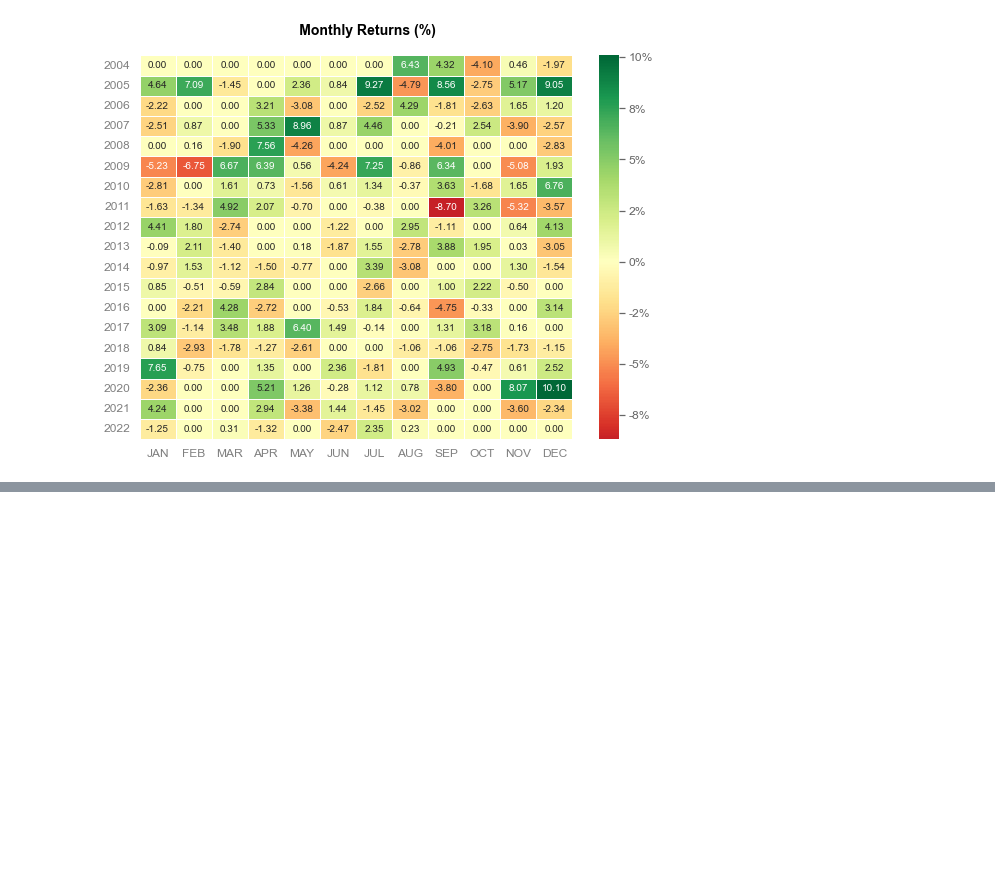
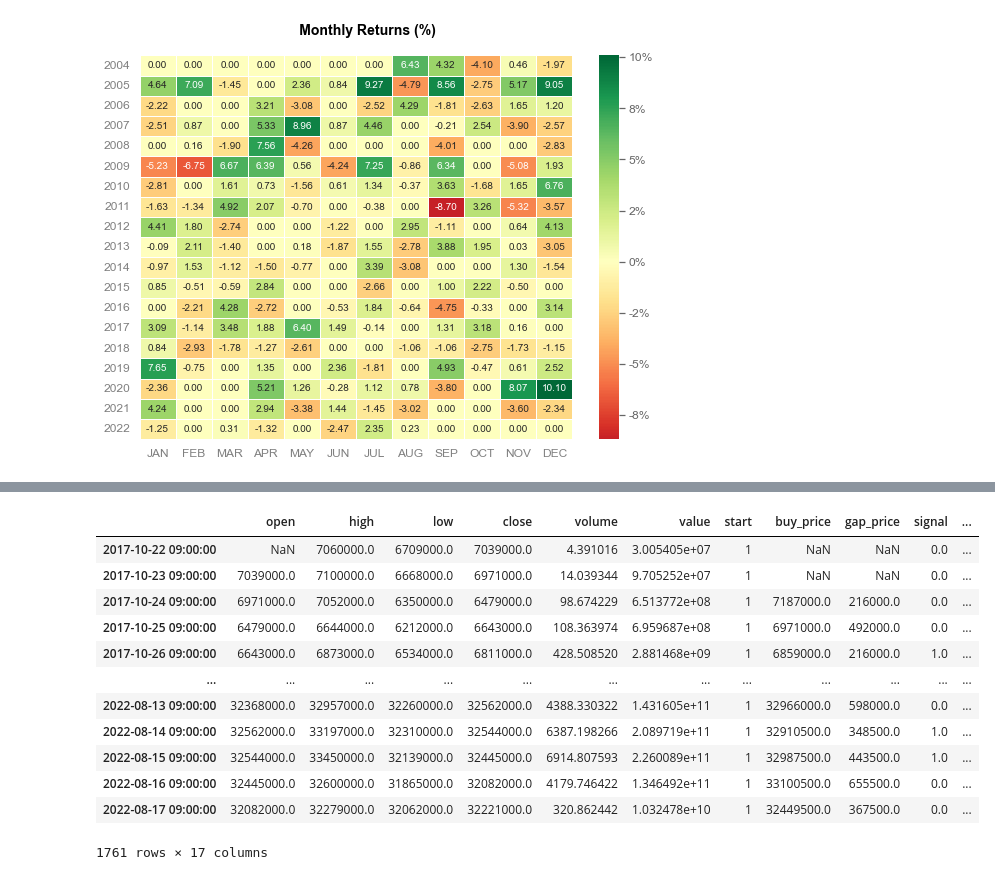
Before and after one commit to malkovich0/trading1, a Jupyter notebook: Backtest/Volatility Breakout.ipynb, the cells around one changed output, grey strips where cells are left out. Saved outputs shown, nothing was run; the diff lists cells and outputs as text; code cells hidden in the pictures; blank space fills up the shorter version.

```diff
--- a/Backtest/Volatility Breakout.ipynb
+++ b/Backtest/Volatility Breakout.ipynb
@@ -1103,16 +734,0 @@ df_a[df_a['gap']<0]
-# %%
-date_start = datetime(2022,7,1)
-date_end = datetime(2022,7,30)
-data_raw = define_data(date_start,date_end,'KRW-ETH',time_start=10)
-data_raw
-# case1 = Backtest(data_raw,Strategy_Volatility, strategy_list=['base' ,'volume_filter, 316227766016','volume_trend_filter, sma, 6','price_trend_filter, wma, 4'])
-# case1 = Backtest(data_raw,Strategy_Volatility, strategy_list=['base', 'volume_filter, 10000000000','price_trend_filter, wma, 4'])
-case1 = Backtest(data_raw,Strategy_Volatility, strategy_list=['base'])
-case1.cal_strategy()
-case1.cal_result()
-# case1.analyze_result_per()
-# case1.plot_analysis_per()
-# case1.analyze_result_ind()
-# case1.analyze_result_cont()
-# case1.plot_results()
-# case1.case_name
@@ -1367,12 +743,0 @@ log가 존재하지 않음
-# %%
-# case1 = Backtest(data_raw,Strategy_Volatility, strategy_list=['base','volume_filter','volume_trend_filter','price_trend_filter'])
-case1 = Backtest(data_raw_hourly,Strategy_Volatility, strategy_list=[list_strategy_detail[0]])
-case1.cal_strategy()
-# case1.test_result
-case1.cal_result()
-# case1.analyze_result_per()
-# case1.plot_analysis_per()
-# case1.analyze_result_ind()
-case1.analyze_result_cont()
-# case1.plot_results()
-# case1.case_name
@@ -1385,14 +743,0 @@ list_strategy_detail[0]
-# %%
-# case1 = Backtest(data_raw_hourly,Strategy_Volatility, strategy_list=['stoploss'])
-# case1 = Backtest(data_raw,Strategy_Volatility, strategy_list=['base','volume_filter, 100000000000'])
-# case1 = Backtest(data_raw,Strategy_Volatility, strategy_list=['base','volume_trend_filter, sma, 5'])
-# case1 = Backtest(data_raw,Strategy_Volatility, strategy_list=['base','price_trend_filter, sma, 5'])
-case1 = Backtest(data_raw,Strategy_Volatility, strategy_list=[list_strategy_detail[0]])
-case1.cal_strategy()
-# case1.test_result
-case1.cal_result()
-# case1.plot_results()
-# case1.analyze_result_per()
-# case1.plot_analysis_per()
-# case1.analyze_result_ind()
-case1.analyze_result_cont()
@@ -1404,0 +1166,16 @@ volume_filter, target_volume : 10**11
+# %%
+case1.data_hr
+# %% [output]
+|  | open | high | low | close | volume | value | start | buy_price | gap_price | signal | ... |
+| 2017-10-22 09:00:00 | NaN | 7060000.0 | 6709000.0 | 7039000.0 | 4.391016 | 3.005405e+07 | 1 | NaN | NaN | 0.0 | ... |
+| 2017-10-23 09:00:00 | 7039000.0 | 7100000.0 | 6668000.0 | 6971000.0 | 14.039344 | 9.705252e+07 | 1 | NaN | NaN | 0.0 | ... |
+| 2017-10-24 09:00:00 | 6971000.0 | 7052000.0 | 6350000.0 | 6479000.0 | 98.674229 | 6.513772e+08 | 1 | 7187000.0 | 216000.0 | 0.0 | ... |
+| 2017-10-25 09:00:00 | 6479000.0 | 6644000.0 | 6212000.0 | 6643000.0 | 108.363974 | 6.959687e+08 | 1 | 6971000.0 | 492000.0 | 0.0 | ... |
+| 2017-10-26 09:00:00 | 6643000.0 | 6873000.0 | 6534000.0 | 6811000.0 | 428.508520 | 2.881468e+09 | 1 | 6859000.0 | 216000.0 | 1.0 | ... |
+| ... | ... | ... | ... | ... | ... | ... | ... | ... | ... | ... | ... |
+| 2022-08-13 09:00:00 | 32368000.0 | 32957000.0 | 32260000.0 | 32562000.0 | 4388.330322 | 1.431605e+11 | 1 | 32966000.0 | 598000.0 | 0.0 | ... |
+| 2022-08-14 09:00:00 | 32562000.0 | 33197000.0 | 32310000.0 | 32544000.0 | 6387.198266 | 2.089719e+11 | 1 | 32910500.0 | 348500.0 | 1.0 | ... |
+| 2022-08-15 09:00:00 | 32544000.0 | 33450000.0 | 32139000.0 | 32445000.0 | 6914.807593 | 2.260089e+11 | 1 | 32987500.0 | 443500.0 | 1.0 | ... |
+| 2022-08-16 09:00:00 | 32445000.0 | 32600000.0 | 31865000.0 | 32082000.0 | 4179.746422 | 1.346492e+11 | 1 | 33100500.0 | 655500.0 | 0.0 | ... |
+| 2022-08-17 09:00:00 | 32082000.0 | 32279000.0 | 32062000.0 | 32221000.0 | 320.862442 | 1.032478e+10 | 1 | 32449500.0 | 367500.0 | 0.0 | ... |
+1761 rows × 17 columns
```
Also changed, not shown: parts of 67 cells of this notebook, 11 other files.
